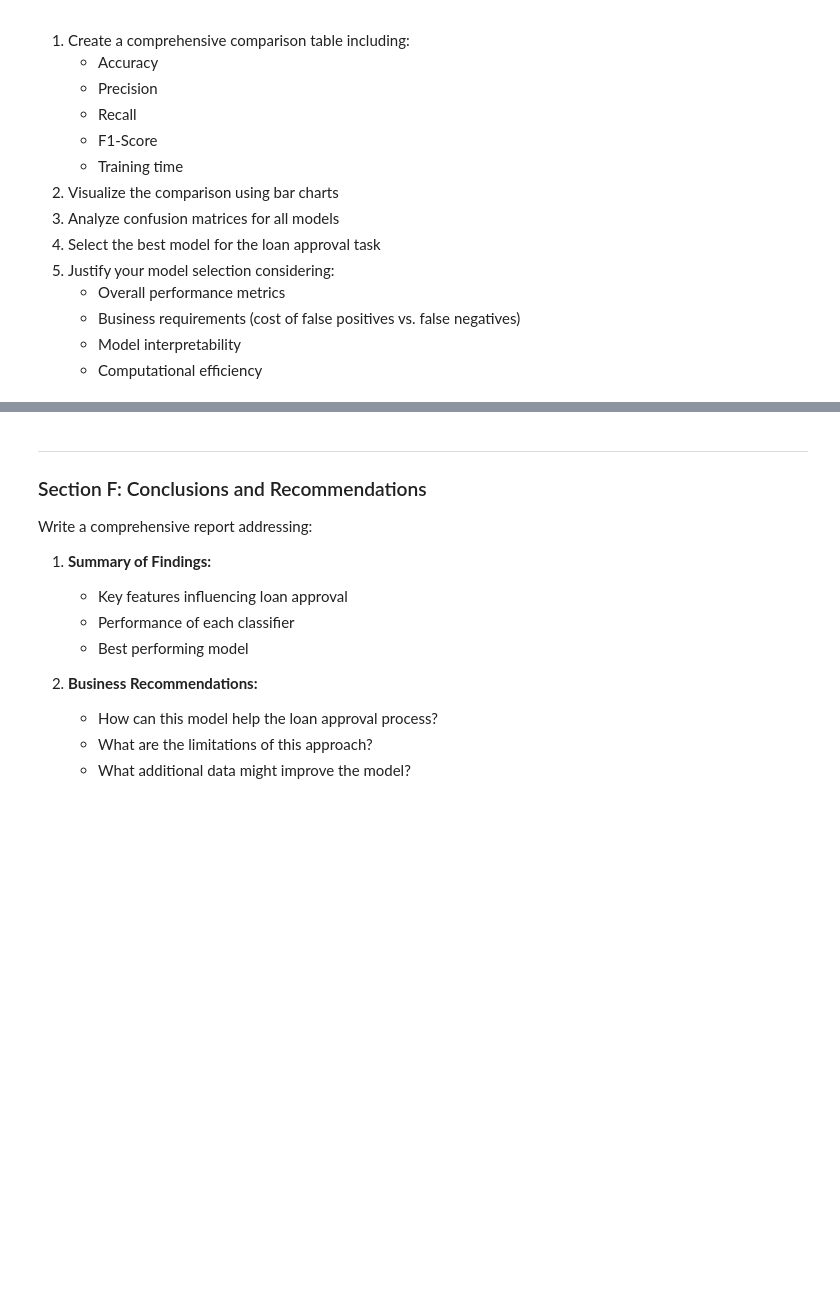
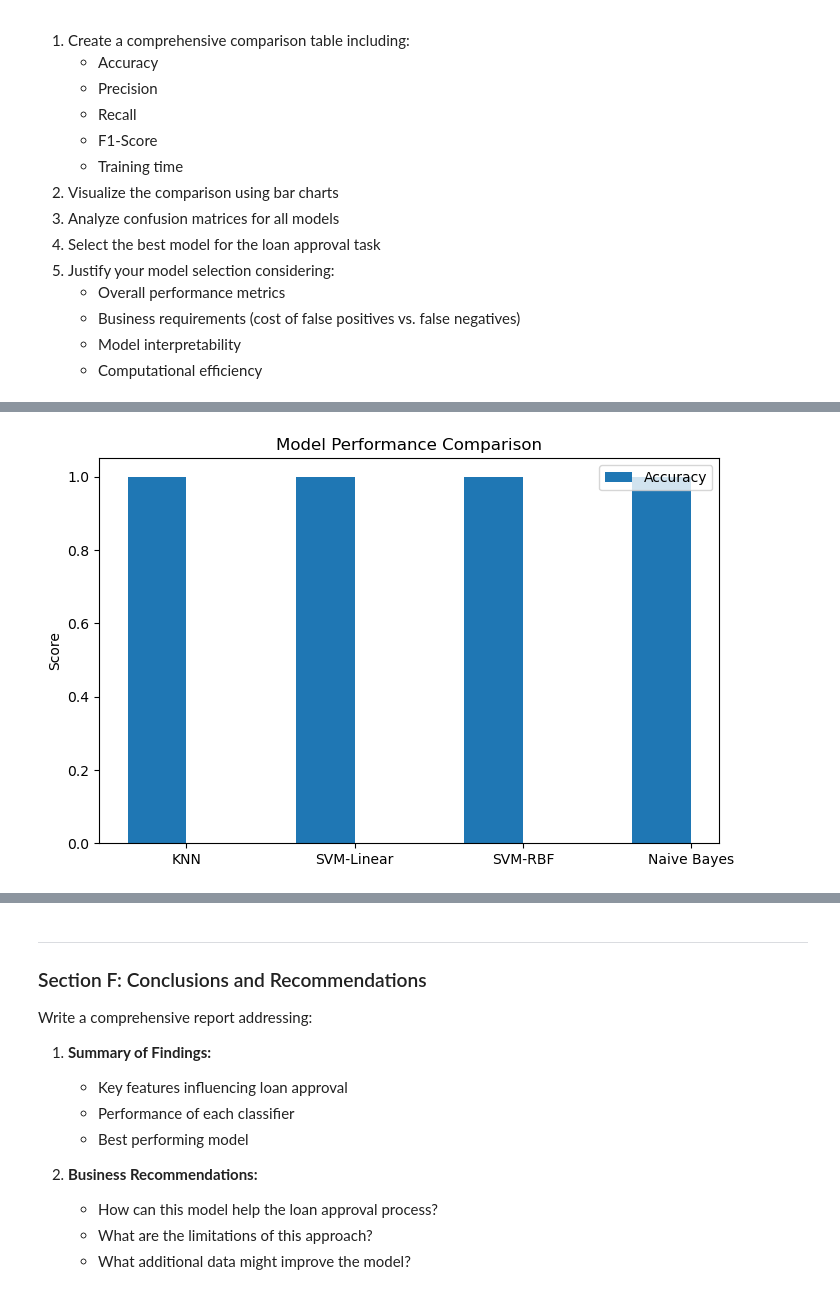
Before and after one commit to Blessing-Ekeh/dataraflow-week17-Classification-models, a Jupyter notebook: Take Home.ipynb, the cells around one changed output, grey strips where cells are left out. Saved outputs shown, nothing was run; the diff lists cells and outputs as text; code cells hidden in the pictures; blank space fills up the shorter version.

```diff
--- a/Take Home.ipynb
+++ b/Take Home.ipynb
@@ -1730,3 +1836,19 @@ Build and evaluate the following classifiers:
 # %%
 # Section D2: Support Vector Machine
 # SVM with Linear kernel
+svm_linear = SVC(kernel="linear", random_state=42)
+svm_linear.fit(X_train_processed, Y_train)
+Y_pred_linear = svm_linear.predict(X_test_processed)
+acc_linear = accuracy_score(Y_test, Y_pred_linear)
+print("SVM (Linear) Accuracy:", acc_linear)
+print("\nClassification Report:\n", classification_report(Y_test, Y_pred_linear))
+print("\nConfusion Matrix:\n", confusion_matrix(Y_test, Y_pred_linear))
+
+# SVM with RBF kernel
+svm_rbf = SVC(kernel="rbf", random_state=42)
+svm_rbf.fit(X_train_processed, Y_train)
+Y_pred_rbf = svm_rbf.predict(X_test_processed)
+acc_rbf = accuracy_score(Y_test, Y_pred_rbf)
+print("\nSVM (RBF) Accuracy:", acc_rbf)
+print("\nClassification Report:\n", classification_report(Y_test, Y_pred_rbf))
+print("\nConfusion Matrix:\n", confusion_matrix(Y_test, Y_pred_rbf))
@@ -1737,3 +1873,11 @@ Build and evaluate the following classifiers:
 # %%
 # Section D3: Naive Bayes
 # Build and evaluate Gaussian Naive Bayes
+
+nb = GaussianNB()
+nb.fit(X_train_processed, Y_train)
+Y_pred_nb = nb.predict(X_test_processed)
+acc_nb = accuracy_score(Y_test, Y_pred_nb)
+print("Naive Bayes Accuracy:", acc_nb)
+print("\nClassification Report:\n", classification_report(Y_test, Y_pred_nb))
+print("\nConfusion Matrix:\n", confusion_matrix(Y_test, Y_pred_nb))
@@ -1762,4 +1932,19 @@ Build and evaluate the following classifiers:
 # %%
 # Visualize comparison using bar charts
+models = ["KNN","SVM-Linear","SVM-RBF","Naive Bayes"]
+accuracy = [acc_knn, acc_linear, acc_rbf, acc_nb]
+
+x = np.arange(len(models))
+width = 0.35
+
+plt.figure(figsize=(8,5))
+plt.bar(x - width/2, accuracy, width, label="Accuracy")
+plt.xticks(x, models)
+plt.ylabel("Score")
+plt.title("Model Performance Comparison")
+plt.legend()
+plt.show()
+# %% [output]
+[figure, added]
 # %%
 # Display confusion matrices for all models
```
Also changed, not shown: parts of 22 cells of this notebook.
